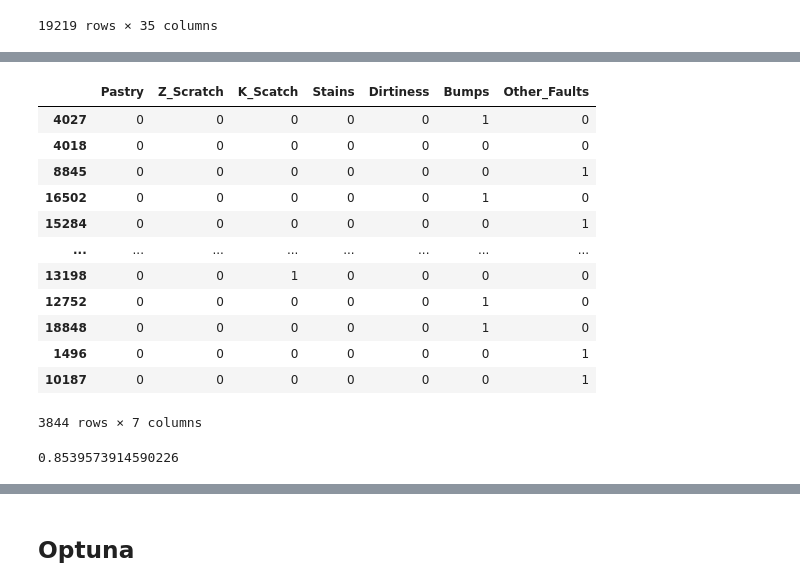
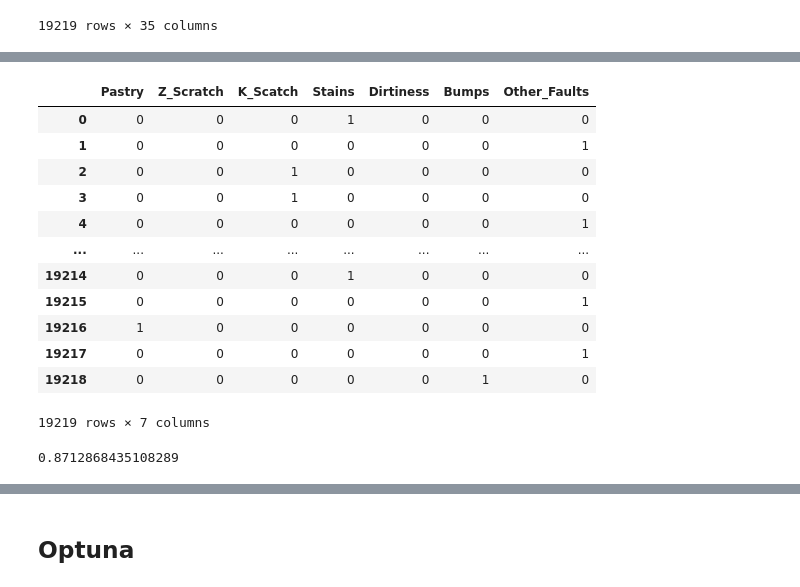
Before and after one commit to 1942Spectre/Kaggle_Steel_Plate_Defect_Prediction, a Jupyter notebook: Steel Plate Defect.ipynb, the cells around one changed output, grey strips where cells are left out. Drawn from its saved outputs; the diff is of its cells as text; code cells hidden in the pictures.

Commit message:
87 score, tried pytorch but no good

```diff
--- a/Steel Plate Defect.ipynb
+++ b/Steel Plate Defect.ipynb
@@ -538,25 +533,25 @@ Y_pred
 # %%
-Y_test
+Y
 # %% [output]
 |  | Pastry | Z_Scratch | K_Scatch | Stains | Dirtiness | Bumps | Other_Faults |
-| 4027 | 0 | 0 | 0 | 0 | 0 | 1 | 0 |
-| 4018 | 0 | 0 | 0 | 0 | 0 | 0 | 0 |
-| 8845 | 0 | 0 | 0 | 0 | 0 | 0 | 1 |
-| 16502 | 0 | 0 | 0 | 0 | 0 | 1 | 0 |
-| 15284 | 0 | 0 | 0 | 0 | 0 | 0 | 1 |
+| 0 | 0 | 0 | 0 | 1 | 0 | 0 | 0 |
+| 1 | 0 | 0 | 0 | 0 | 0 | 0 | 1 |
+| 2 | 0 | 0 | 1 | 0 | 0 | 0 | 0 |
+| 3 | 0 | 0 | 1 | 0 | 0 | 0 | 0 |
+| 4 | 0 | 0 | 0 | 0 | 0 | 0 | 1 |
 | ... | ... | ... | ... | ... | ... | ... | ... |
-| 13198 | 0 | 0 | 1 | 0 | 0 | 0 | 0 |
-| 12752 | 0 | 0 | 0 | 0 | 0 | 1 | 0 |
-| 18848 | 0 | 0 | 0 | 0 | 0 | 1 | 0 |
-| 1496 | 0 | 0 | 0 | 0 | 0 | 0 | 1 |
-| 10187 | 0 | 0 | 0 | 0 | 0 | 0 | 1 |
+| 19214 | 0 | 0 | 0 | 1 | 0 | 0 | 0 |
+| 19215 | 0 | 0 | 0 | 0 | 0 | 0 | 1 |
+| 19216 | 1 | 0 | 0 | 0 | 0 | 0 | 0 |
+| 19217 | 0 | 0 | 0 | 0 | 0 | 0 | 1 |
+| 19218 | 0 | 0 | 0 | 0 | 0 | 1 | 0 |
-3844 rows × 7 columns
+19219 rows × 7 columns
 # %%
 from sklearn.metrics import roc_auc_score
 # %%
-roc_auc_score(Y_test,Y_pred)
+roc_auc_score(Y,Y_pred)
 # %% [output]
-0.8539573914590226
+0.8712868435108289
 # %%
 test = pd.read_csv("test.csv")
 # %%
```
Also changed, not shown: parts of 92 cells of this notebook.
